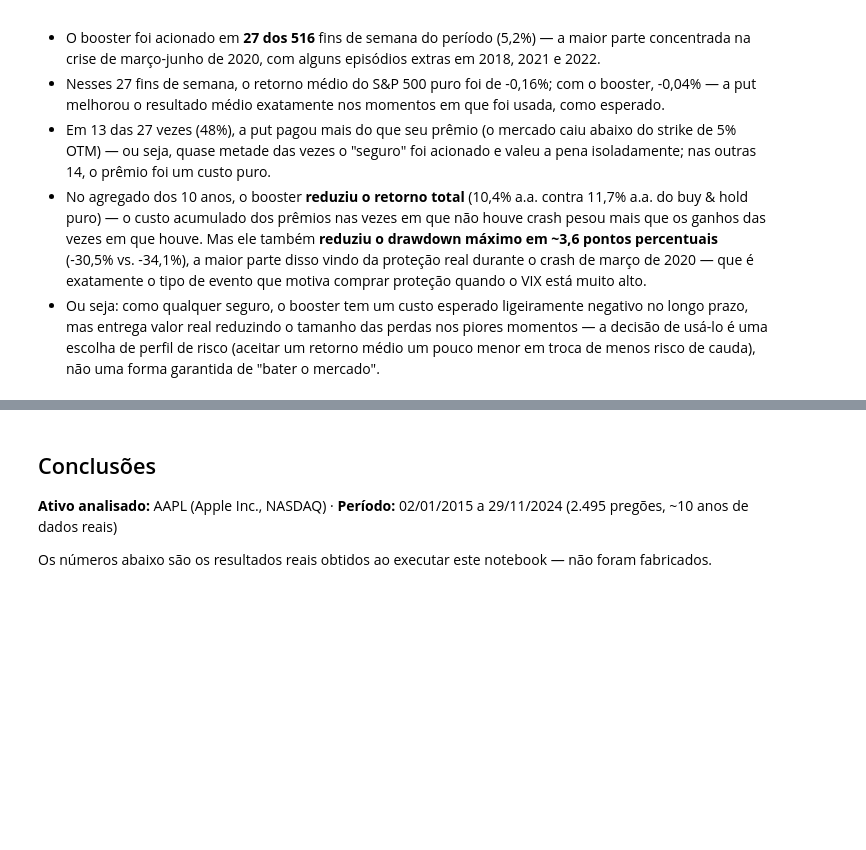
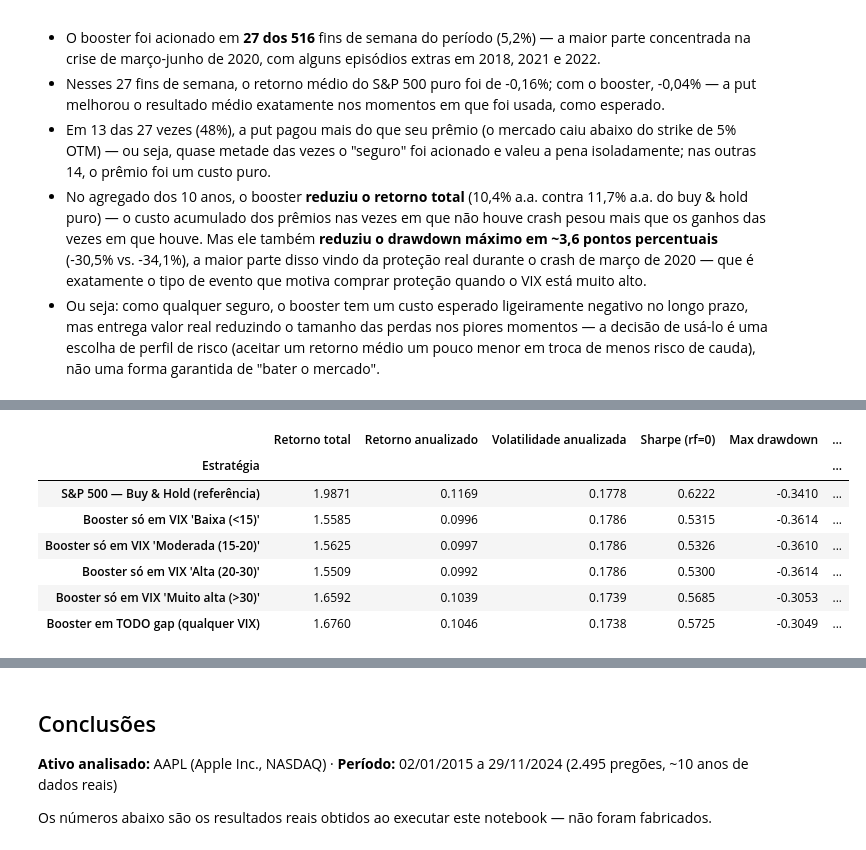
Before and after one commit to jorgerachid1/estrategia-fim-de-semana-volatilidade, a Jupyter notebook: estrategia_fim_de_semana_volatilidade.ipynb, the cells around one changed output, grey strips where cells are left out. Saved outputs shown, nothing was run; the diff lists cells and outputs as text; code cells hidden in the pictures; blank space fills up the shorter version.

```diff
--- a/estrategia_fim_de_semana_volatilidade.ipynb
+++ b/estrategia_fim_de_semana_volatilidade.ipynb
@@ -564,0 +569,85 @@ Ver os números reais impressos acima. Em resumo: o booster funciona como um seg
+# %%
+def backtest_booster_por_faixa(faixa_alvo):
+    """Constrói a estratégia Buy & Hold + put booster, ativando a put só quando
+    a faixa de VIX da sexta anterior é exatamente `faixa_alvo` (ou 'sempre' / None para todo gap)."""
+    rets = []
+    premios = []
+    ativos = []
+    for i in range(1, len(s_full)):
+        row = s_full.iloc[i]
+        prev_close = s_full["SP500.Close"].iloc[i - 1]
+        close = row["SP500.Close"]
+        stock_ret = row["ret"]
+
+        elegivel = bool(row["is_gap"]) and not np.isnan(row["vol_prev"]) and row["gap_days"] > 0
+        if faixa_alvo == "sempre":
+            aciona = elegivel
+        else:
+            aciona = elegivel and (row["faixa_vix_prev_spx"] == faixa_alvo)
+
+        if aciona:
+            S0 = prev_close
+            T = row["gap_days"] / 365.0
+            sigma = row["vol_prev"]
+            Kp = S0 * (1 - OTM_PUT_BOOSTER_PCT)
+            _, put_premium = black_scholes_put_call(S0, Kp, T, sigma)
+            stock_pnl = close - S0
+            put_payoff = max(Kp - close, 0.0) - put_premium
+            ret = (stock_pnl + put_payoff) / S0
+            premios.append(put_premium / S0)
+        else:
+            ret = stock_ret
+            premios.append(np.nan)
+
+        rets.append(ret)
+        ativos.append(aciona)
+    return np.array(rets), np.array(premios), np.array(ativos)
+
+# Base compartilhada (mesma construção da Seção 7, recalculada aqui para isolar a faixa de VIX por linha)
+s_full = spx.set_index("Date").copy()
+s_full["ret"] = s_full["log_return"]
+s_full["vol_movel_21d"] = s_full["ret"].rolling(21).std() * np.sqrt(252)
+s_full["gap_days"] = s_full.index.to_series().diff().dt.days
+s_full["is_gap"] = s_full["gap_days"] >= 3
+s_full["vix_prev"] = s_full["vix"].shift(1)
+s_full["vol_prev"] = s_full["vol_movel_21d"]
+s_full["faixa_vix_prev_spx"] = s_full["vix_prev"].apply(faixa_vix)
+s_base = s_full.iloc[1:].copy()  # índice alinhado com o resultado do loop (que começa em i=1, pulando a 1ª linha sem retorno anterior)
+
+resultados_faixas = []
+equities_faixas = {}
+
+# Referência: Buy & Hold puro (sem nenhum booster)
+m_bh, eq_bh = metricas(s_base["ret"], "S&P 500 — Buy & Hold (referência)")
+resultados_faixas.append(m_bh)
+equities_faixas[m_bh["Estratégia"]] = eq_bh
+
+detalhe_faixas = []
+for faixa in ordem_faixas + ["sempre"]:
+    rets, premios, ativos = backtest_booster_por_faixa(faixa)
+    r_series = pd.Series(np.log(1 + rets), index=s_base.index)
+    nome = f"Booster só em VIX '{faixa}'" if faixa != "sempre" else "Booster em TODO gap (qualquer VIX)"
+    m, eq = metricas(r_series, nome)
+    resultados_faixas.append(m)
+    equities_faixas[nome] = eq
+
+    n_ativado = int(ativos.sum())
+    premio_medio = np.nanmean(premios) * 100 if n_ativado > 0 else np.nan
+    retorno_medio_sem = rets[ativos].mean() * 100 if n_ativado > 0 else np.nan  # aproximação: retorno com booster nos trades ativados
+    detalhe_faixas.append({
+        "Faixa de VIX (gatilho)": faixa,
+        "Nº de fins de semana com put": n_ativado,
+        "Prêmio médio pago (% da posição)": premio_medio,
+    })
+
+res_faixas_df = pd.DataFrame(resultados_faixas).set_index("Estratégia")
+res_faixas_df
+# %% [output]
+|  | Retorno total | Retorno anualizado | Volatilidade anualizada | Sharpe (rf=0) | Max drawdown | ... |
+| Estratégia |  |  |  |  |  | ... |
+| S&P 500 — Buy & Hold (referência) | 1.9871 | 0.1169 | 0.1778 | 0.6222 | -0.3410 | ... |
+| Booster só em VIX 'Baixa (<15)' | 1.5585 | 0.0996 | 0.1786 | 0.5315 | -0.3614 | ... |
+| Booster só em VIX 'Moderada (15-20)' | 1.5625 | 0.0997 | 0.1786 | 0.5326 | -0.3610 | ... |
+| Booster só em VIX 'Alta (20-30)' | 1.5509 | 0.0992 | 0.1786 | 0.5300 | -0.3614 | ... |
+| Booster só em VIX 'Muito alta (>30)' | 1.6592 | 0.1039 | 0.1739 | 0.5685 | -0.3053 | ... |
+| Booster em TODO gap (qualquer VIX) | 1.6760 | 0.1046 | 0.1738 | 0.5725 | -0.3049 | ... |
```
Also changed, not shown: parts of 5 cells of this notebook, 3 other files.
